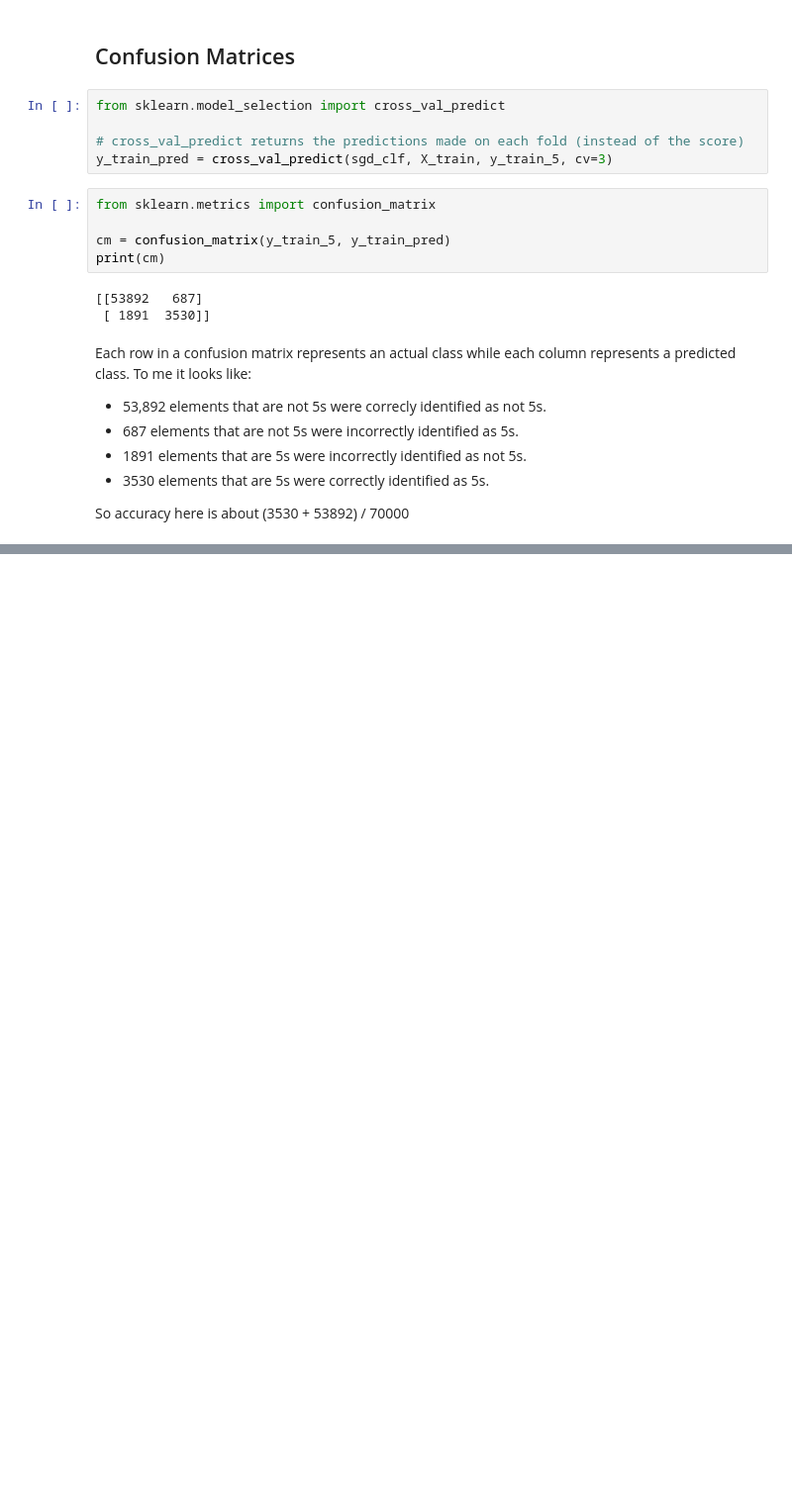
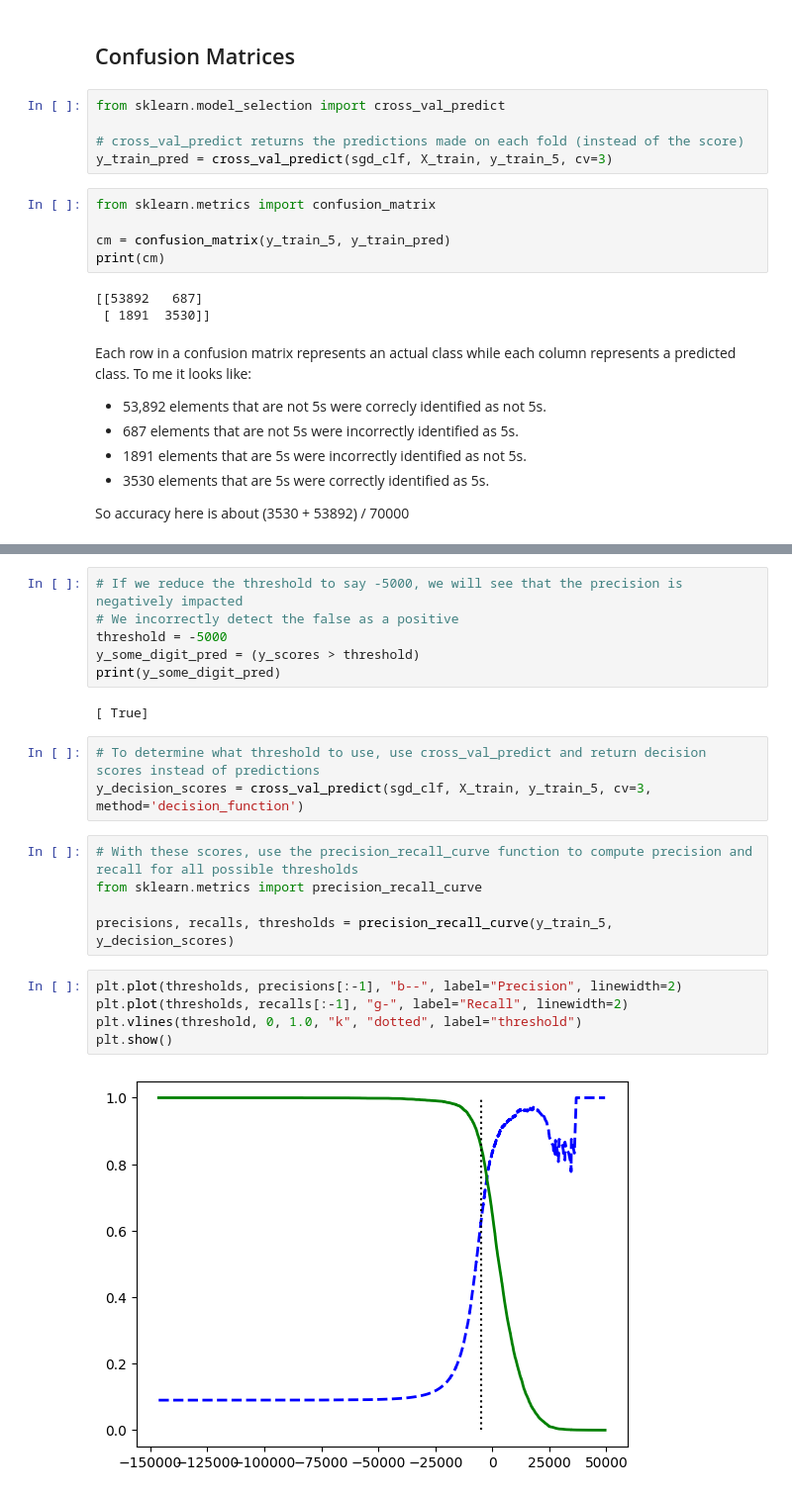
Before and after one commit to TevinAchong/hands-on-ml, a Jupyter notebook: chapter_03/eda.ipynb, the cells around one changed output, grey strips where cells are left out. Shown at 99% size. Saved outputs shown, nothing was run; the diff lists cells and outputs as text; blank space fills up the shorter version.

Commit message:
precision calculator

```diff
--- a/chapter_03/eda.ipynb
+++ b/chapter_03/eda.ipynb
@@ -146,0 +188,23 @@ So accuracy here is about (3530 + 53892) / 70000
+# %%
+# If we reduce the threshold to say -5000, we will see that the precision is negatively impacted
+# We incorrectly detect the false as a positive
+threshold = -5000
+y_some_digit_pred = (y_scores > threshold)
+print(y_some_digit_pred)
+# %% [output]
+[ True]
+# %%
+# To determine what threshold to use, use cross_val_predict and return decision scores instead of predictions
+y_decision_scores = cross_val_predict(sgd_clf, X_train, y_train_5, cv=3, method='decision_function')
+# %%
+# With these scores, use the precision_recall_curve function to compute precision and recall for all possible thresholds
+from sklearn.metrics import precision_recall_curve
+
+precisions, recalls, thresholds = precision_recall_curve(y_train_5, y_decision_scores)
+# %%
+plt.plot(thresholds, precisions[:-1], "b--", label="Precision", linewidth=2)
+plt.plot(thresholds, recalls[:-1], "g-", label="Recall", linewidth=2)
+plt.vlines(threshold, 0, 1.0, "k", "dotted", label="threshold")
+plt.show()
+# %% [output]
+[figure, added]
```
Also changed, not shown: parts of 13 cells of this notebook.
